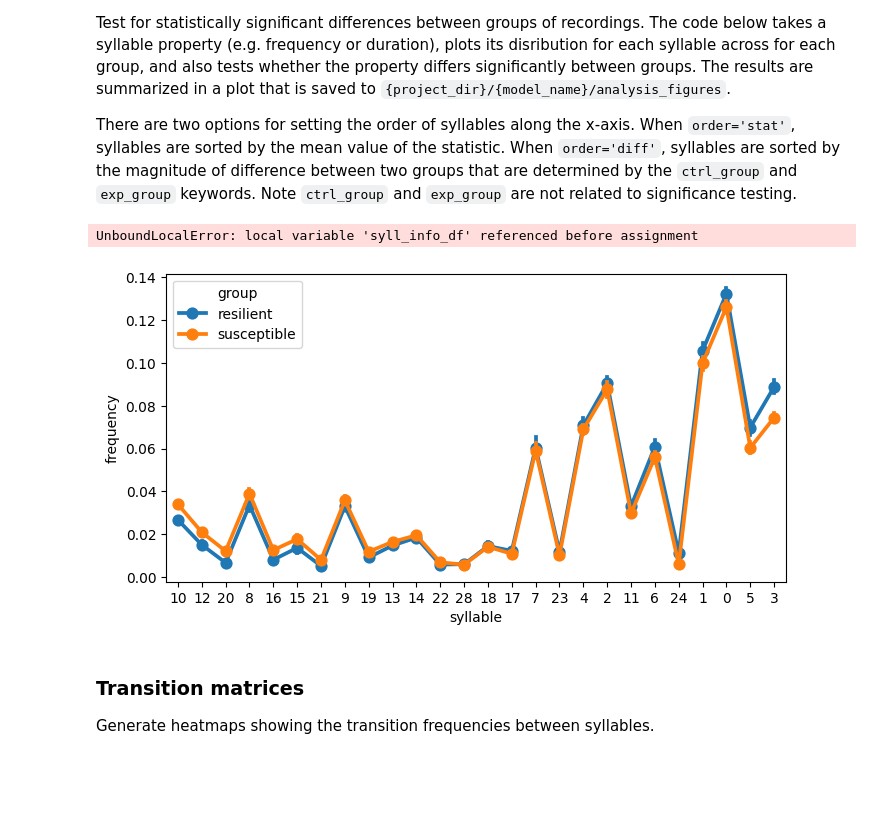
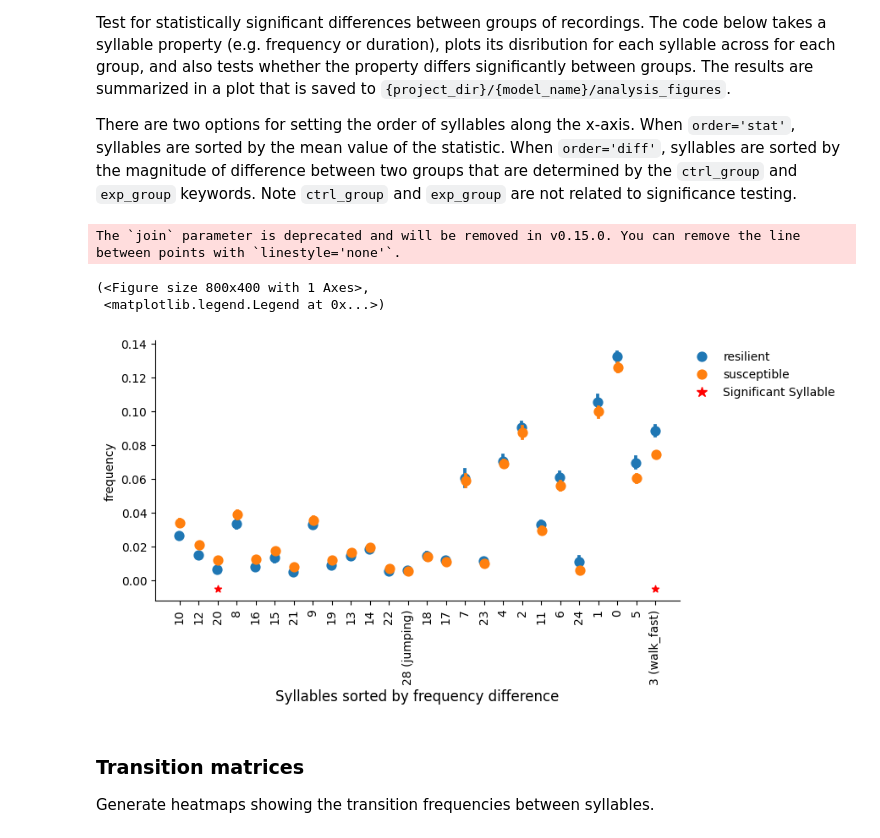
Before and after one commit to Junes94/keypoint-moseq, a Jupyter notebook: docs/source/analysis_SDSBD.ipynb, the cells around one changed output. Drawn from its saved outputs; the diff is of its cells as text; code cells hidden in the pictures; blank space fills up the shorter version.

```diff
--- a/docs/source/analysis_SDSBD.ipynb
+++ b/docs/source/analysis_SDSBD.ipynb
@@ -143,23 +131,27 @@ Test for statistically significant differences between groups of recordings. The
 
 There are two options for setting the order of syllables along the x-axis. When `order='stat'`, syllables are sorted by the mean value of the statistic. When `order='diff'`, syllables are sorted by the magnitude of difference between two groups that are determined by the `ctrl_group` and `exp_group` keywords. Note `ctrl_group` and `exp_group` are not related to significance testing.
 # %%
+import os
+stats_df = pd.read_csv(os.path.join(project_dir, model_name, 'stats_df.csv'))
 groups = ['resilient', 'susceptible',] # groups to be plotted
 # frequency, duration, heading_mean, velocity_px_s_mean, angular_velocity_mean
 kpms.plot_syll_stats_with_sem(
     stats_df, project_dir, model_name,
     plot_sig=True,    # whether to mark statistical significance with a star
     thresh=0.05,      # significance threshold
     stat='frequency', # statistic to be plotted (e.g. 'duration' or 'velocity_px_s_mean')
     order='diff',     # order syllables by overall frequency ("stat") or degree of difference ("diff")
     groups=groups,    # groups to be plotted
     ctrl_group='resilient',   # name of the control group for statistical testing
     exp_group='susceptible',    # name of the experimental group for statistical testing
     figsize=(8, 4),   # figure size
     #groups=stats_df['group'].unique(), # groups to be plotted
 )
 # %% [output]
-UnboundLocalError: local variable 'syll_info_df' referenced before assignment
+The `join` parameter is deprecated and will be removed in v0.15.0. You can remove the line between points with `linestyle='none'`.
+(<Figure size 800x400 with 1 Axes>,
+ <matplotlib.legend.Legend at 0x...>)
-[figure, old version]
+[figure, new version]
 # %% [markdown]
 ### Transition matrices
 Generate heatmaps showing the transition frequencies between syllables.
```
Also changed, not shown: parts of 3 cells of this notebook, 2 other files.
